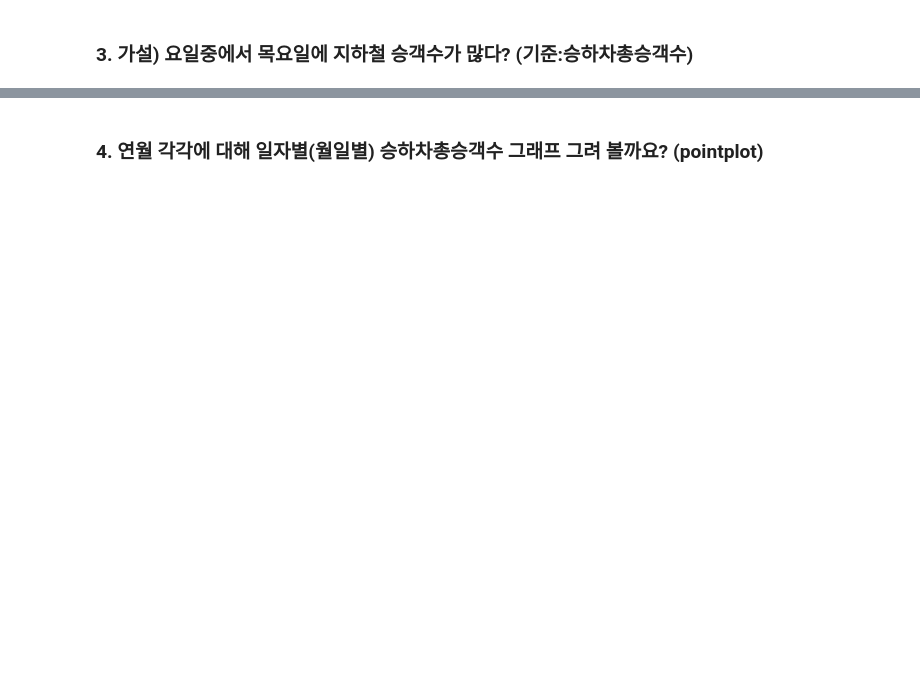
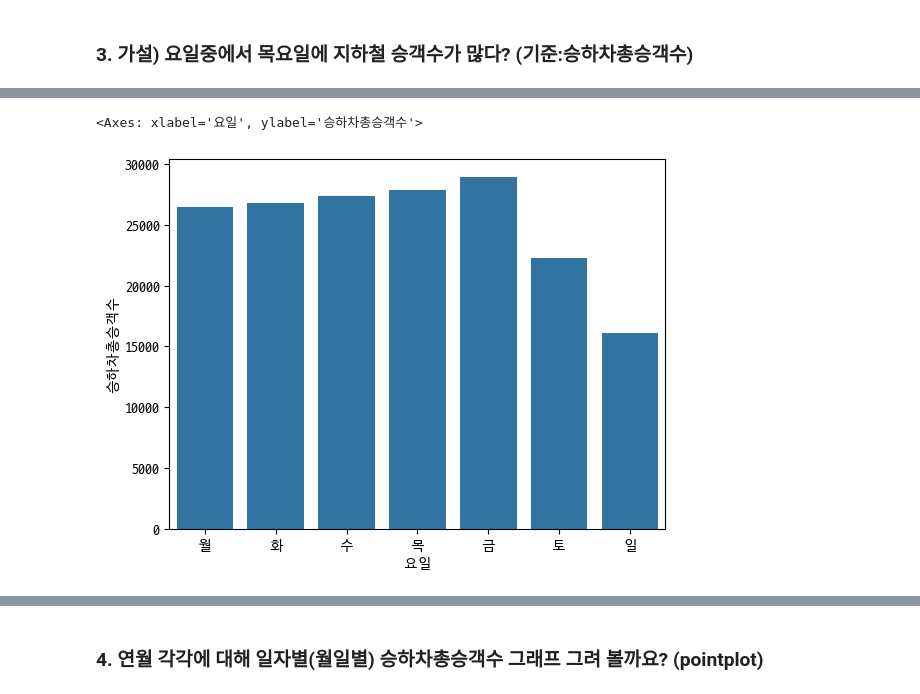
Before and after one commit to smu-202115064/Training-project-for-AI-X-Pioneers-Basic, a Jupyter notebook: 실습/김동주 - 지하철 이용승객 분석.ipynb, the cells around one changed output, grey strips where cells are left out. Cells and saved outputs as stored; diff of their text form; code cells hidden in the pictures; blank space fills up the shorter version.

```diff
--- a/실습/김동주 - 지하철 이용승객 분석.ipynb
+++ b/실습/김동주 - 지하철 이용승객 분석.ipynb
@@ -173,0 +235,6 @@ df
+# %%
+df = df_subway_raw[['요일', '승하차총승객수']] \
+    .groupby('요일') \
+    .mean(numeric_only=True) \
+    .reset_index()
+df.sort_values(by='승하차총승객수', ascending=False).head()
@@ -173,0 +248,5 @@ df
+# %%
+sns.barplot(data=df, x='요일', y='승하차총승객수', order=DAY_OF_WEEK)
+# %% [output]
+<Axes: xlabel='요일', ylabel='승하차총승객수'>
+[figure, added]
```
Also changed, not shown: parts of 28 cells of this notebook.
